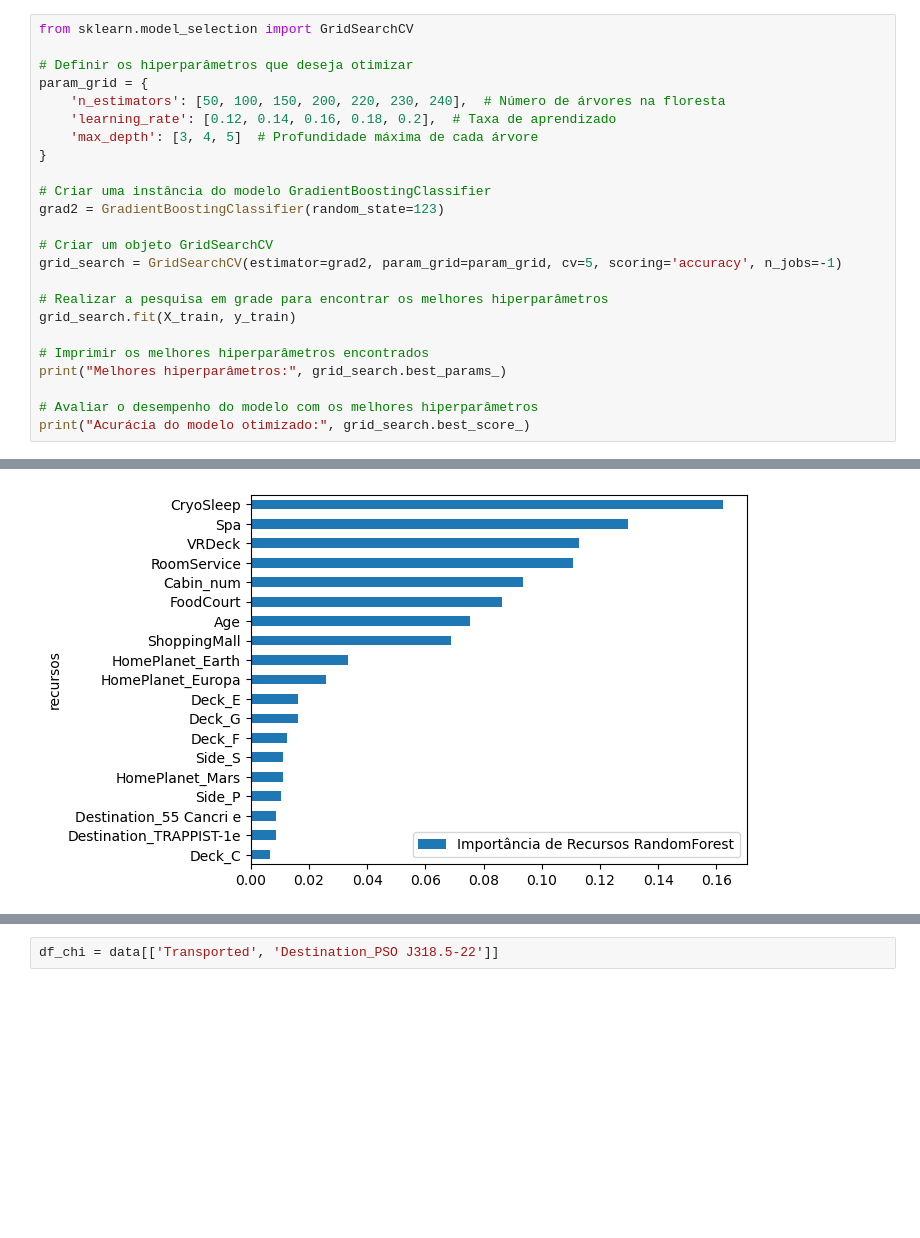
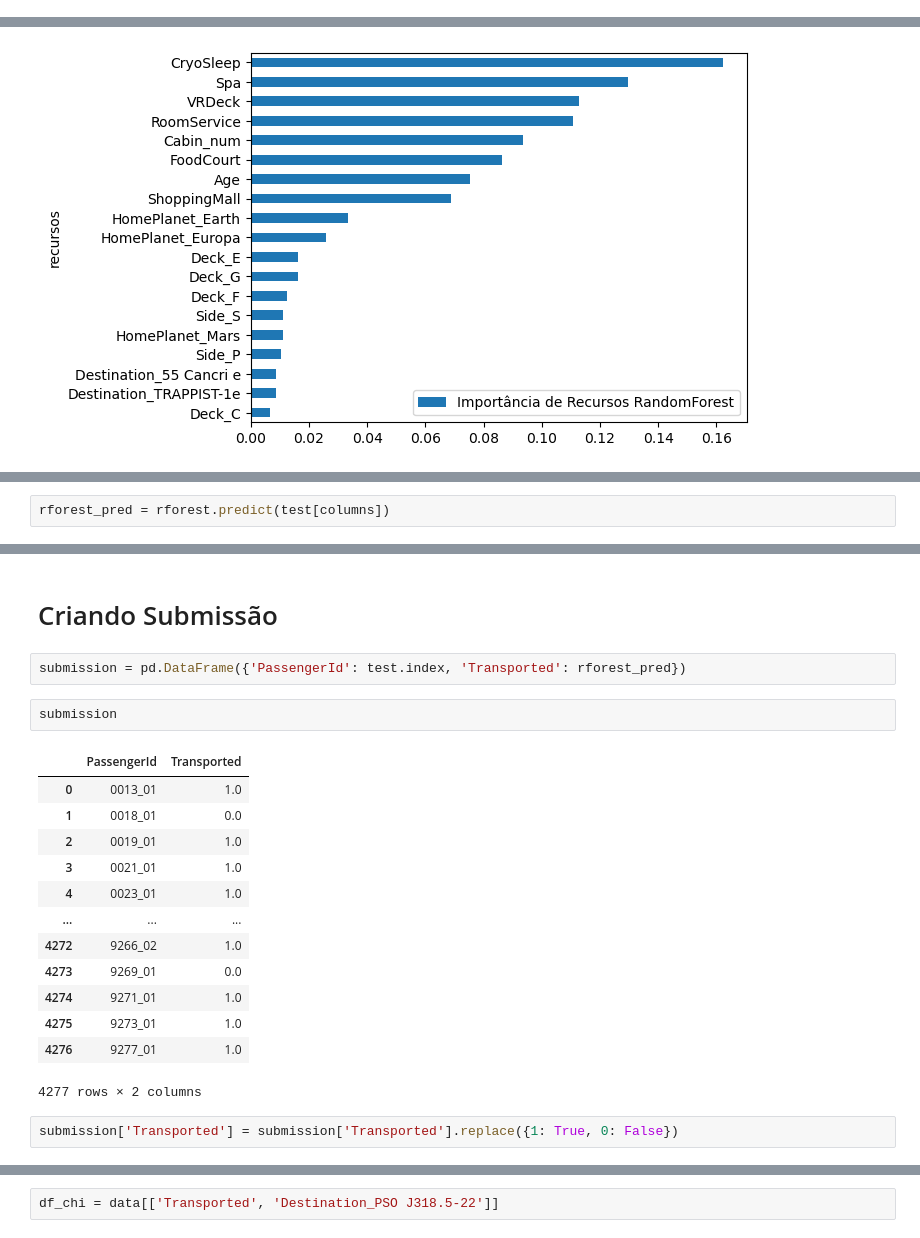
Before and after one commit to Pdrohhs/Data-Science-and-Machine-Learning, a Jupyter notebook: Spaceship Titanic/Spaceship Titanic v2.ipynb, the cells around one changed output, grey strips where cells are left out. Saved outputs shown, nothing was run; the diff lists cells and outputs as text; blank space fills up the shorter version.

```diff
--- a/Spaceship Titanic/Spaceship Titanic v2.ipynb
+++ b/Spaceship Titanic/Spaceship Titanic v2.ipynb
@@ -628,24 +606,0 @@ nome	score
-# %%
-from sklearn.model_selection import GridSearchCV
-
-# Definir os hiperparâmetros que deseja otimizar
-param_grid = {
-    'n_estimators': [50, 100, 150, 200, 220, 230, 240],  # Número de árvores na floresta
-    'learning_rate': [0.12, 0.14, 0.16, 0.18, 0.2],  # Taxa de aprendizado
-    'max_depth': [3, 4, 5]  # Profundidade máxima de cada árvore
-}
-
-# Criar uma instância do modelo GradientBoostingClassifier
-grad2 = GradientBoostingClassifier(random_state=123)
-
-# Criar um objeto GridSearchCV
-grid_search = GridSearchCV(estimator=grad2, param_grid=param_grid, cv=5, scoring='accuracy', n_jobs=-1)
-
-# Realizar a pesquisa em grade para encontrar os melhores hiperparâmetros
-grid_search.fit(X_train, y_train)
-
-# Imprimir os melhores hiperparâmetros encontrados
-print("Melhores hiperparâmetros:", grid_search.best_params_)
-
-# Avaliar o desempenho do modelo com os melhores hiperparâmetros
-print("Acurácia do modelo otimizado:", grid_search.best_score_)
@@ -868,0 +758,2 @@ feature_dataframe.sort_values(by='Importância de Recursos RandomForest').plot.b
+# %%
+rforest_pred = rforest.predict(test[columns])
@@ -868,0 +769,22 @@ feature_dataframe.sort_values(by='Importância de Recursos RandomForest').plot.b
+# %% [markdown]
+# Criando Submissão
+# %%
+submission = pd.DataFrame({'PassengerId': test.index, 'Transported': rforest_pred})
+# %%
+submission
+# %% [output]
+|  | PassengerId | Transported |
+| 0 | 0013_01 | 1.0 |
+| 1 | 0018_01 | 0.0 |
+| 2 | 0019_01 | 1.0 |
+| 3 | 0021_01 | 1.0 |
+| 4 | 0023_01 | 1.0 |
+| ... | ... | ... |
+| 4272 | 9266_02 | 1.0 |
+| 4273 | 9269_01 | 0.0 |
+| 4274 | 9271_01 | 1.0 |
+| 4275 | 9273_01 | 1.0 |
+| 4276 | 9277_01 | 1.0 |
+4277 rows × 2 columns
+# %%
+submission['Transported'] = submission['Transported'].replace({1: True, 0: False})
```
Also changed, not shown: parts of 20 cells of this notebook, 2 other files.
